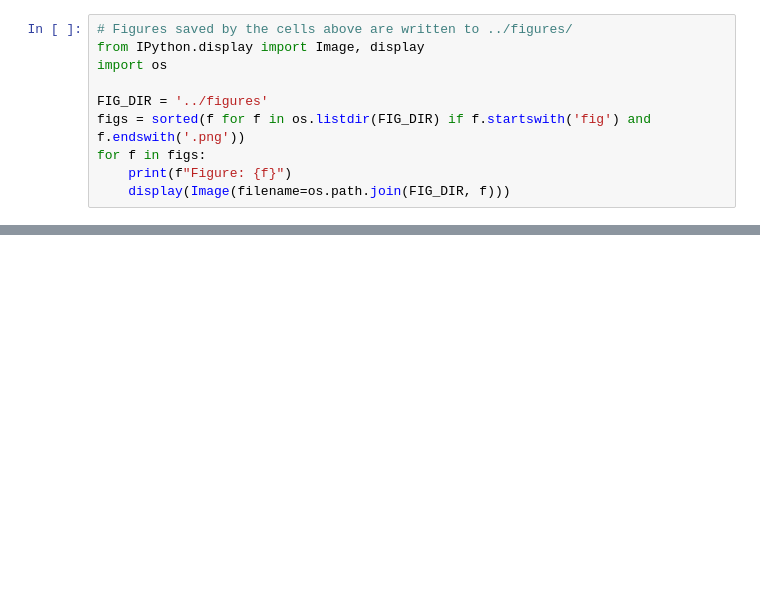
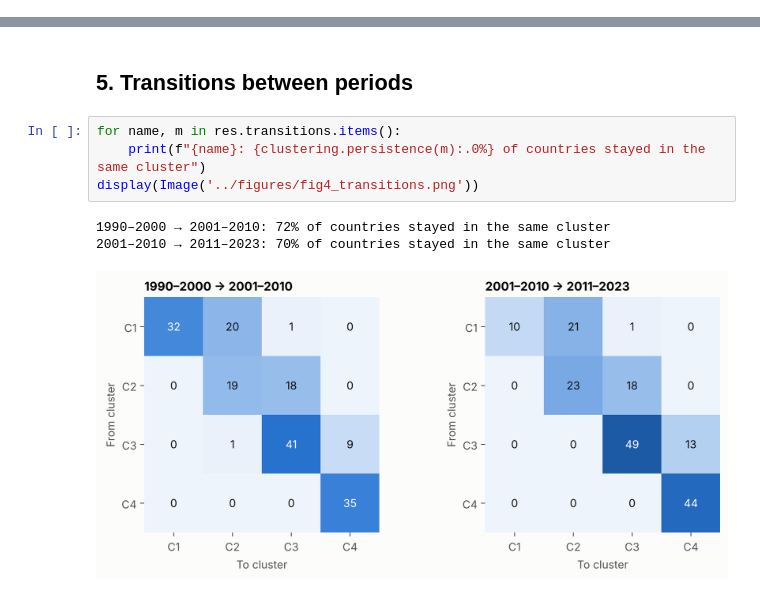
Before and after one commit to sahiljangra12/Thesis, a Jupyter notebook: notebooks/thesis_analysis.ipynb, the cells around one changed output, grey strips where cells are left out. Saved outputs shown, nothing was run; the diff lists cells and outputs as text; blank space fills up the shorter version.

```diff
--- a/notebooks/thesis_analysis.ipynb
+++ b/notebooks/thesis_analysis.ipynb
@@ -402,10 +0,0 @@ Table 10. Regression Results: PPI and Socio-Economic Outcomes
-# %%
-# Figures saved by the cells above are written to ../figures/
-from IPython.display import Image, display
-import os
-
-FIG_DIR = '../figures'
-figs = sorted(f for f in os.listdir(FIG_DIR) if f.startswith('fig') and f.endswith('.png'))
-for f in figs:
-    print(f"Figure: {f}")
-    display(Image(filename=os.path.join(FIG_DIR, f)))
@@ -431,0 +115,10 @@ All analytical decisions — including variable selection, PPI construction meth
+# %% [markdown]
+## 5. Transitions between periods
+# %%
+for name, m in res.transitions.items():
+    print(f"{name}: {clustering.persistence(m):.0%} of countries stayed in the same cluster")
+display(Image('../figures/fig4_transitions.png'))
+# %% [output]
+1990–2000 → 2001–2010: 72% of countries stayed in the same cluster
+2001–2010 → 2011–2023: 70% of countries stayed in the same cluster
+[figure, added]
```
Also changed, not shown: parts of 36 cells of this notebook, 41 other files.
